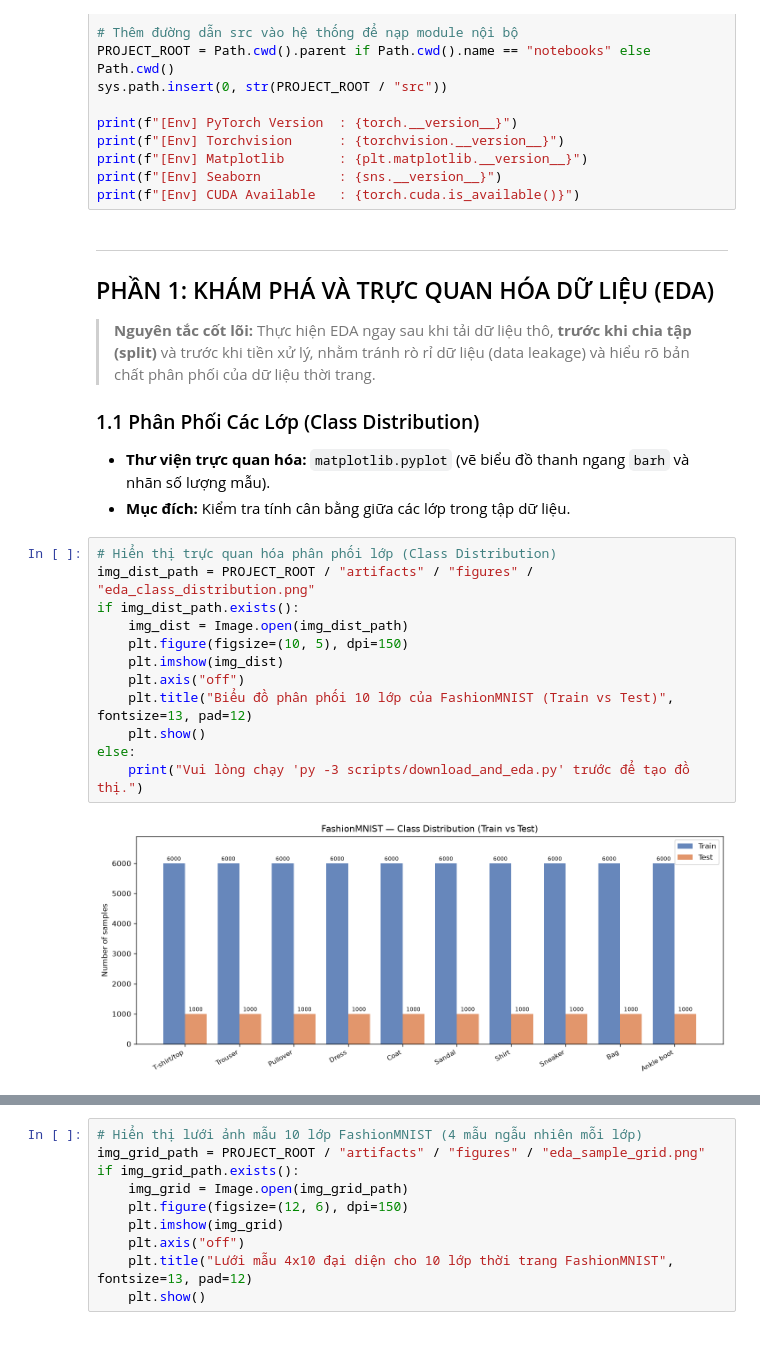
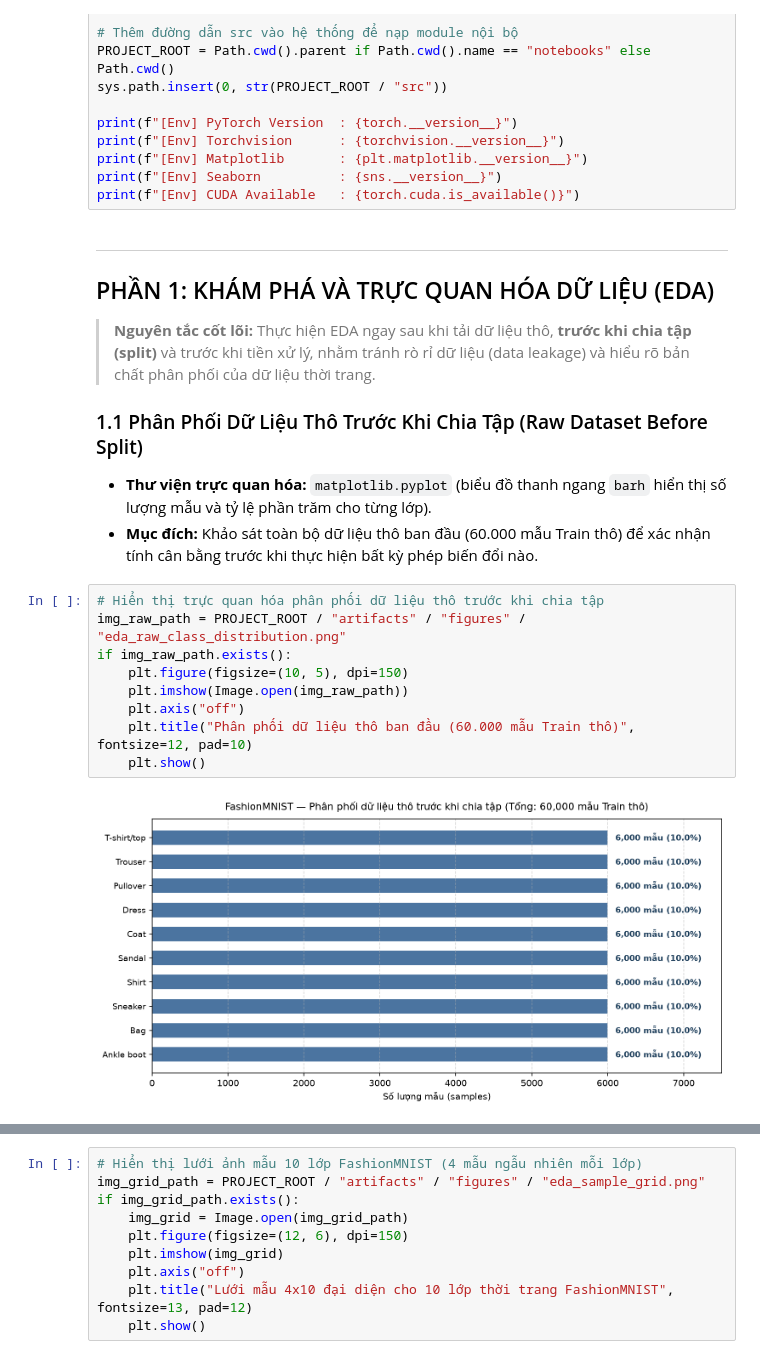
Before and after one commit to khanhlinh616/DL_Lab1_Nhom1, a Jupyter notebook: notebooks/fashionmnist_complete_pipeline.ipynb, the cells around one changed output, grey strips where cells are left out. Saved outputs shown, nothing was run; the diff lists cells and outputs as text.

Commit message:
feat(eda): bổ sung trực quan hóa dữ liệu thô trước khi chia và đối chiếu phân chia tập phân tầng

```diff
--- a/notebooks/fashionmnist_complete_pipeline.ipynb
+++ b/notebooks/fashionmnist_complete_pipeline.ipynb
@@ -38,20 +38,17 @@ print(f"[Env] CUDA Available   : {torch.cuda.is_available()}")
 ## PHẦN 1: KHÁM PHÁ VÀ TRỰC QUAN HÓA DỮ LIỆU (EDA)
 > **Nguyên tắc cốt lõi:** Thực hiện EDA ngay sau khi tải dữ liệu thô, **trước khi chia tập (split)** và trước khi tiền xử lý, nhằm tránh rò rỉ dữ liệu (data leakage) và hiểu rõ bản chất phân phối của dữ liệu thời trang.
 
-### 1.1 Phân Phối Các Lớp (Class Distribution)
-- **Thư viện trực quan hóa:** `matplotlib.pyplot` (vẽ biểu đồ thanh ngang `barh` và nhãn số lượng mẫu).
-- **Mục đích:** Kiểm tra tính cân bằng giữa các lớp trong tập dữ liệu.
+### 1.1 Phân Phối Dữ Liệu Thô Trước Khi Chia Tập (Raw Dataset Before Split)
+- **Thư viện trực quan hóa:** `matplotlib.pyplot` (biểu đồ thanh ngang `barh` hiển thị số lượng mẫu và tỷ lệ phần trăm cho từng lớp).
+- **Mục đích:** Khảo sát toàn bộ dữ liệu thô ban đầu (60.000 mẫu Train thô) để xác nhận tính cân bằng trước khi thực hiện bất kỳ phép biến đổi nào.
 # %%
-# Hiển thị trực quan hóa phân phối lớp (Class Distribution)
-img_dist_path = PROJECT_ROOT / "artifacts" / "figures" / "eda_class_distribution.png"
-if img_dist_path.exists():
-    img_dist = Image.open(img_dist_path)
+# Hiển thị trực quan hóa phân phối dữ liệu thô trước khi chia tập
+img_raw_path = PROJECT_ROOT / "artifacts" / "figures" / "eda_raw_class_distribution.png"
+if img_raw_path.exists():
     plt.figure(figsize=(10, 5), dpi=150)
-    plt.imshow(img_dist)
+    plt.imshow(Image.open(img_raw_path))
     plt.axis("off")
-    plt.title("Biểu đồ phân phối 10 lớp của FashionMNIST (Train vs Test)", fontsize=13, pad=12)
+    plt.title("Phân phối dữ liệu thô ban đầu (60.000 mẫu Train thô)", fontsize=12, pad=10)
     plt.show()
-else:
-    print("Vui lòng chạy 'py -3 scripts/download_and_eda.py' trước để tạo đồ thị.")
 # %% [output]
-[figure, old version]
+[figure, new version]
```
Also changed, not shown: parts of 5 cells of this notebook, 5 other files.
